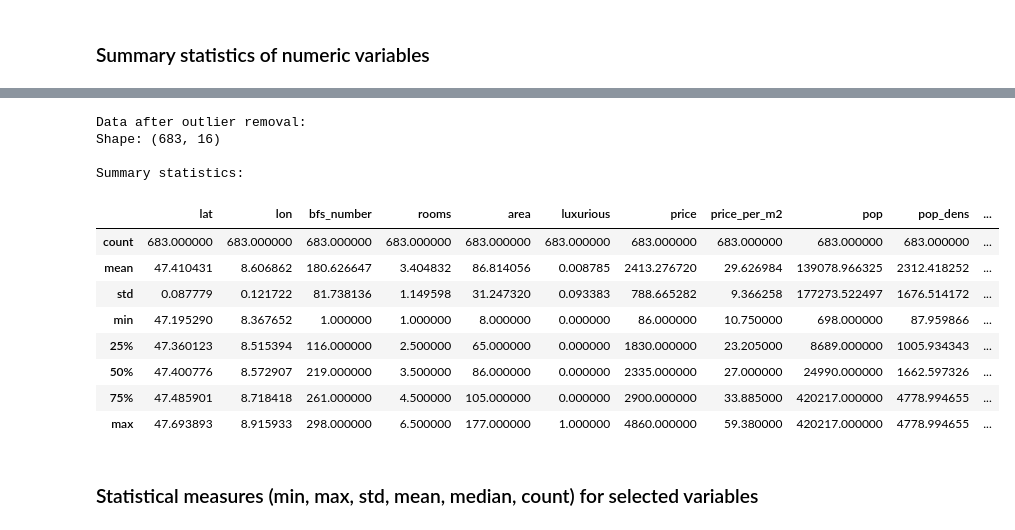
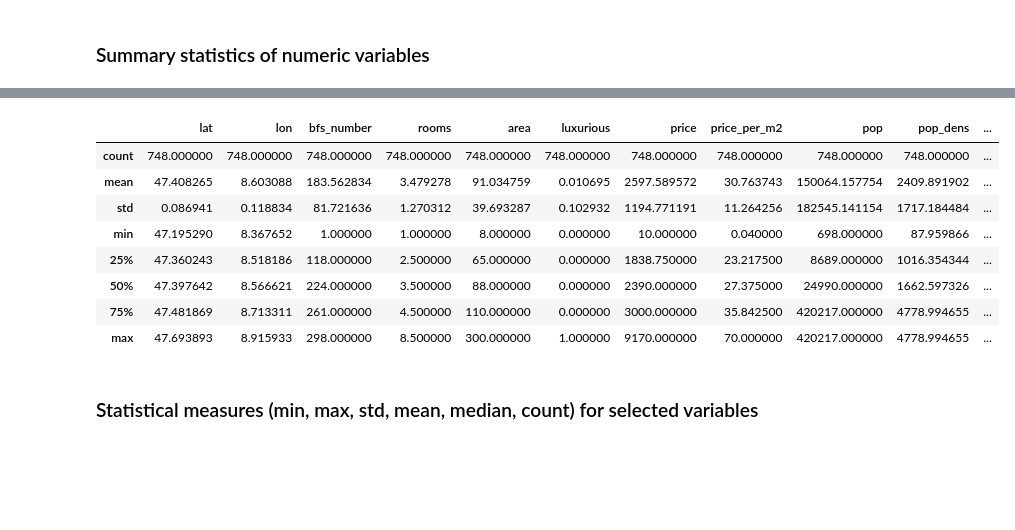
Before and after one commit to TimDubath-dev/data_analytics, a Jupyter notebook: Week_04/exploratory_data_analysis_apartment_data.ipynb, the cells around one changed output, grey strips where cells are left out. Cells and saved outputs as stored; diff of their text form; code cells hidden in the pictures; blank space fills up the shorter version.

```diff
--- a/Week_04/exploratory_data_analysis_apartment_data.ipynb
+++ b/Week_04/exploratory_data_analysis_apartment_data.ipynb
@@ -121,42 +121,22 @@ df.describe()
 | 50% | 47.395105 | 8.562069 | 230.000000 | 3.500000 | 86.000000 | 0.000000 | 2391.000000 | 27.950000 | 27746.000000 | 1662.597326 | ... |
 | 75% | 47.481115 | 8.710458 | 261.000000 | 4.500000 | 108.750000 | 0.000000 | 3056.750000 | 38.125000 | 420217.000000 | 4778.994655 | ... |
 | max | 47.693893 | 8.915933 | 298.000000 | 8.500000 | 1633.000000 | 1.000000 | 9950.000000 | 149.900000 | 420217.000000 | 4778.994655 | ... |
-# %%
-# Calculate quartiles and IQR for outlier detection
-Q1 = df[['price', 'area', 'price_per_m2']].quantile(0.25)
-Q3 = df[['price', 'area', 'price_per_m2']].quantile(0.75)
-IQR = Q3 - Q1
-
-# Define outlier bounds using IQR method
-lower_bound = Q1 - 1.5 * IQR
-upper_bound = Q3 + 1.5 * IQR
-
-# Remove outliers for price, area, and price_per_m2
-df_no_outliers = df[
-    (df['price'] >= lower_bound['price']) & (df['price'] <= upper_bound['price']) &
-    (df['area'] >= lower_bound['area']) & (df['area'] <= upper_bound['area']) &
-    (df['price_per_m2'] >= lower_bound['price_per_m2']) & (df['price_per_m2'] <= upper_bound['price_per_m2'])
-]
-
-# Show summary statistics after outlier removal
-print("Data after outlier removal:")
-print("Shape:", df_no_outliers.shape)
-print("\nSummary statistics:")
-df_no_outliers.describe()
-# %% [output]
-Data after outlier removal:
-Shape: (683, 16)
-
-Summary statistics:
-|  | lat | lon | bfs_number | rooms | area | luxurious | price | price_per_m2 | pop | pop_dens | ... |
-| count | 683.000000 | 683.000000 | 683.000000 | 683.000000 | 683.000000 | 683.000000 | 683.000000 | 683.000000 | 683.000000 | 683.000000 | ... |
-| mean | 47.410431 | 8.606862 | 180.626647 | 3.404832 | 86.814056 | 0.008785 | 2413.276720 | 29.626984 | 139078.966325 | 2312.418252 | ... |
-| std | 0.087779 | 0.121722 | 81.738136 | 1.149598 | 31.247320 | 0.093383 | 788.665282 | 9.366258 | 177273.522497 | 1676.514172 | ... |
-| min | 47.195290 | 8.367652 | 1.000000 | 1.000000 | 8.000000 | 0.000000 | 86.000000 | 10.750000 | 698.000000 | 87.959866 | ... |
-| 25% | 47.360123 | 8.515394 | 116.000000 | 2.500000 | 65.000000 | 0.000000 | 1830.000000 | 23.205000 | 8689.000000 | 1005.934343 | ... |
-| 50% | 47.400776 | 8.572907 | 219.000000 | 3.500000 | 86.000000 | 0.000000 | 2335.000000 | 27.000000 | 24990.000000 | 1662.597326 | ... |
-| 75% | 47.485901 | 8.718418 | 261.000000 | 4.500000 | 105.000000 | 0.000000 | 2900.000000 | 33.885000 | 420217.000000 | 4778.994655 | ... |
-| max | 47.693893 | 8.915933 | 298.000000 | 6.500000 | 177.000000 | 1.000000 | 4860.000000 | 59.380000 | 420217.000000 | 4778.994655 | ... |
+# %%
+# Remove outliers where area > 500 m2 or price_per_m2 > 70
+df_clean = df[(df['area'] <= 500) & (df['price_per_m2'] <= 70)]
+
+# Show summary statistics after cleaning
+df_clean.describe()
+# %% [output]
+|  | lat | lon | bfs_number | rooms | area | luxurious | price | price_per_m2 | pop | pop_dens | ... |
+| count | 748.000000 | 748.000000 | 748.000000 | 748.000000 | 748.000000 | 748.000000 | 748.000000 | 748.000000 | 748.000000 | 748.000000 | ... |
+| mean | 47.408265 | 8.603088 | 183.562834 | 3.479278 | 91.034759 | 0.010695 | 2597.589572 | 30.763743 | 150064.157754 | 2409.891902 | ... |
+| std | 0.086941 | 0.118834 | 81.721636 | 1.270312 | 39.693287 | 0.102932 | 1194.771191 | 11.264256 | 182545.141154 | 1717.184484 | ... |
+| min | 47.195290 | 8.367652 | 1.000000 | 1.000000 | 8.000000 | 0.000000 | 10.000000 | 0.040000 | 698.000000 | 87.959866 | ... |
+| 25% | 47.360243 | 8.518186 | 118.000000 | 2.500000 | 65.000000 | 0.000000 | 1838.750000 | 23.217500 | 8689.000000 | 1016.354344 | ... |
+| 50% | 47.397642 | 8.566621 | 224.000000 | 3.500000 | 88.000000 | 0.000000 | 2390.000000 | 27.375000 | 24990.000000 | 1662.597326 | ... |
+| 75% | 47.481869 | 8.713311 | 261.000000 | 4.500000 | 110.000000 | 0.000000 | 3000.000000 | 35.842500 | 420217.000000 | 4778.994655 | ... |
+| max | 47.693893 | 8.915933 | 298.000000 | 8.500000 | 300.000000 | 1.000000 | 9170.000000 | 70.000000 | 420217.000000 | 4778.994655 | ... |
 # %% [markdown]
 ### Statistical measures (min, max, std, mean, median, count) for selected variables
 # %%
```
Also changed, not shown: parts of 5 cells of this notebook, 5 other files.
